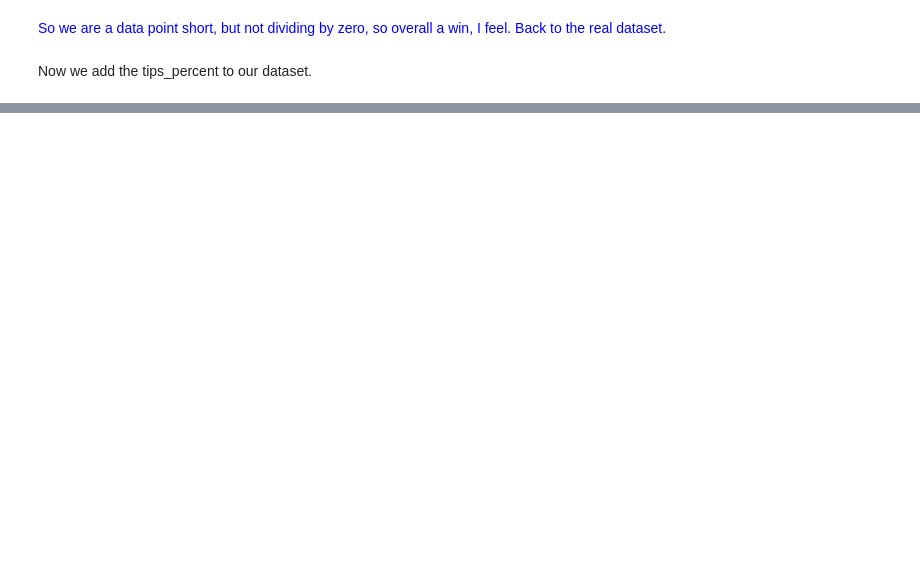
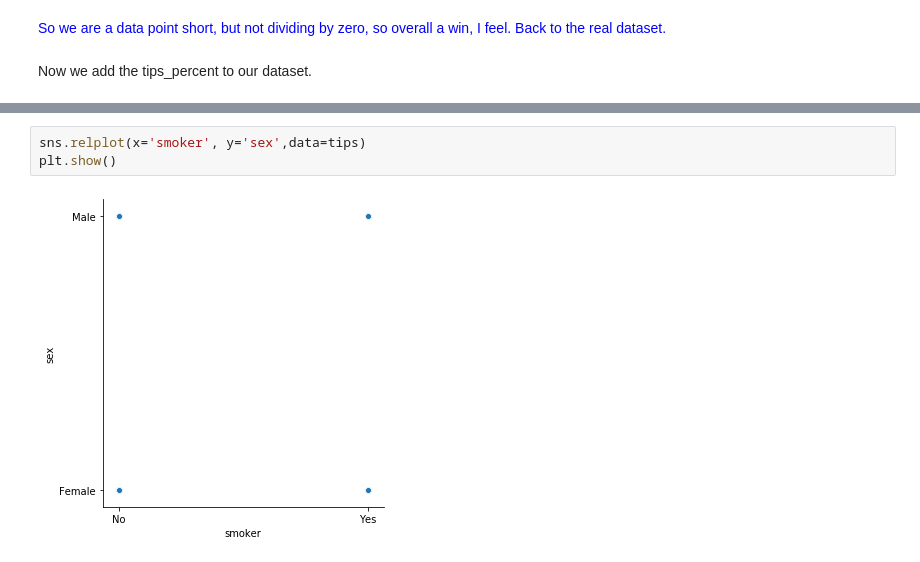
Before and after one commit to HFintan/HDip-FunDatAnalytics, a Jupyter notebook: fda_assignment.ipynb, the cells around one changed output, grey strips where cells are left out. Cells and saved outputs as stored; diff of their text form; blank space fills up the shorter version.

Commit message:
bivariate data, but starting with the uninteresting non-financial variables

```diff
--- a/fda_assignment.ipynb
+++ b/fda_assignment.ipynb
@@ -162,0 +144,5 @@ None of these counts is tremendously exciting on its own, so we return to the mo
+# %%
+sns.relplot(x='smoker', y='sex',data=tips)
+plt.show()
+# %% [output]
+[figure, added]
```
Also changed, not shown: parts of 18 cells of this notebook, 2 other files.
